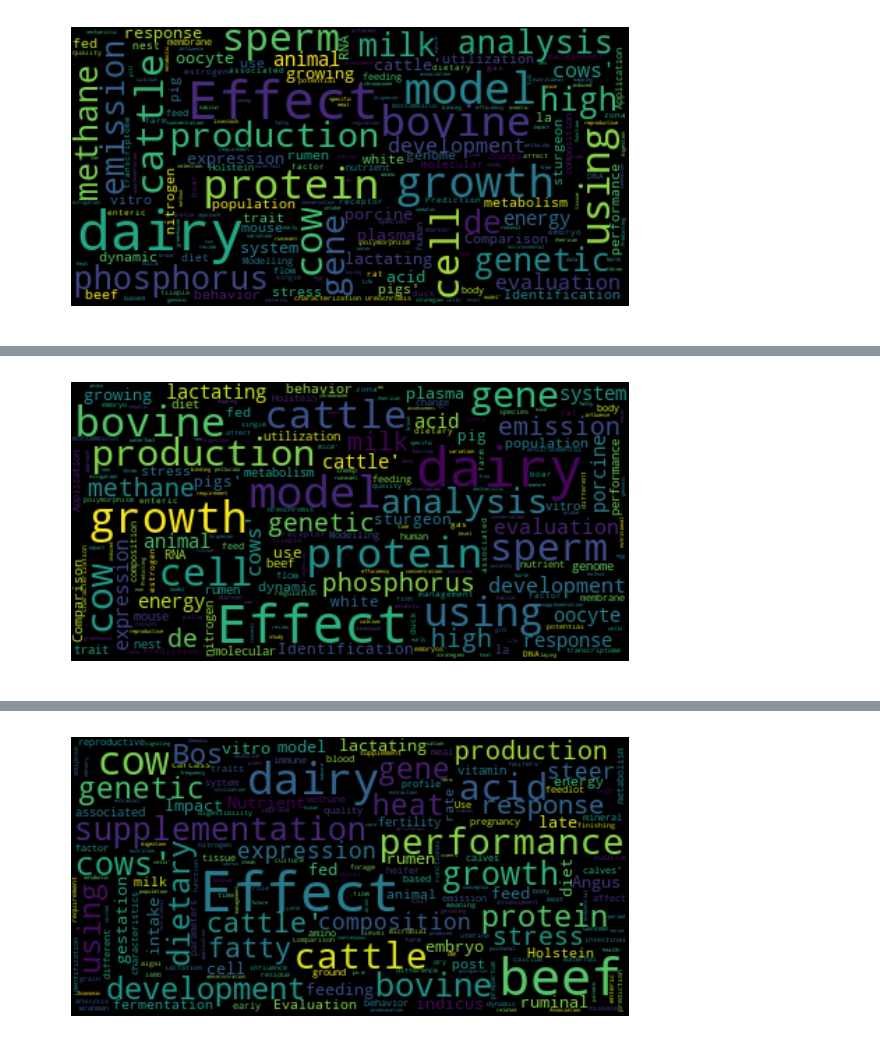
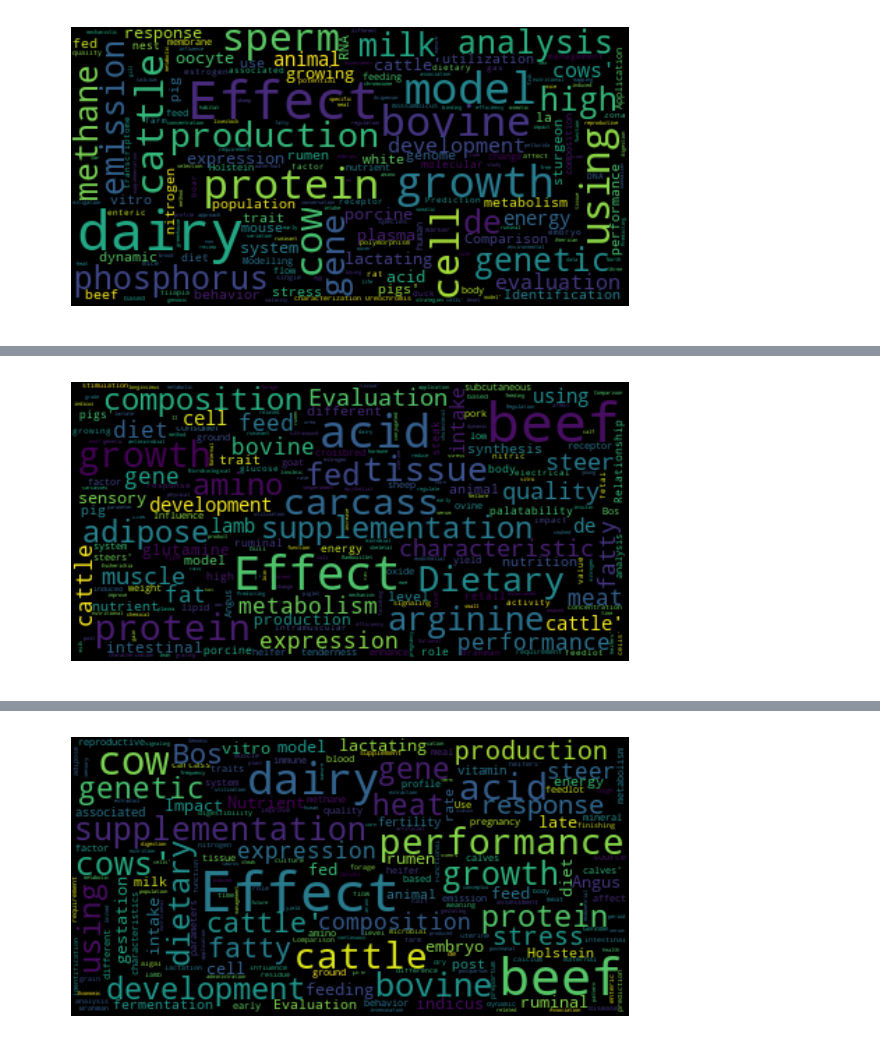
Before and after one commit to courtneylouie/Class-Project, a Jupyter notebook: data_exploration.ipynb, the cells around one changed output, grey strips where cells are left out. Cells and saved outputs as stored; diff of their text form; code cells hidden in the pictures.

```diff
--- a/data_exploration.ipynb
+++ b/data_exploration.ipynb
@@ -146,10 +167,10 @@ plt.show()
 # %%
-tamu = df[df.school == "Davis"]
+tamu = df[df.school == "TAMU"]
 wordcloud = WordCloud(max_font_size=40,
                       collocations=False).generate(str(tamu["title"].tolist()))
 plt.figure()
 plt.imshow(wordcloud, interpolation="bilinear")
 plt.axis("off")
 plt.show()
 # %% [output]
-[figure, old version]
+[figure, new version]
```
Also changed, not shown: parts of 11 cells of this notebook, 1 other file.
